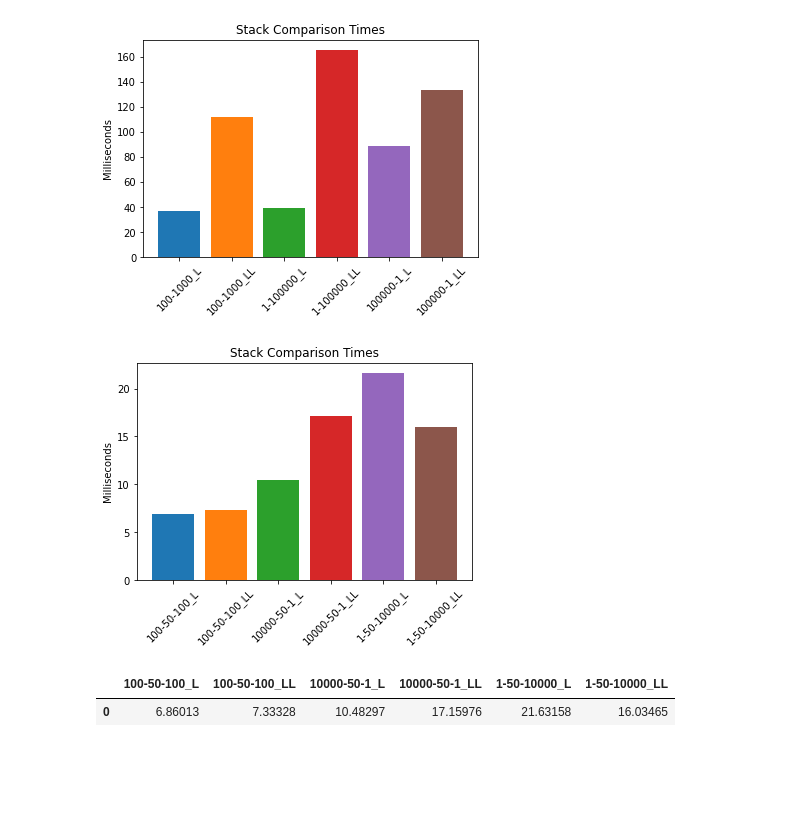
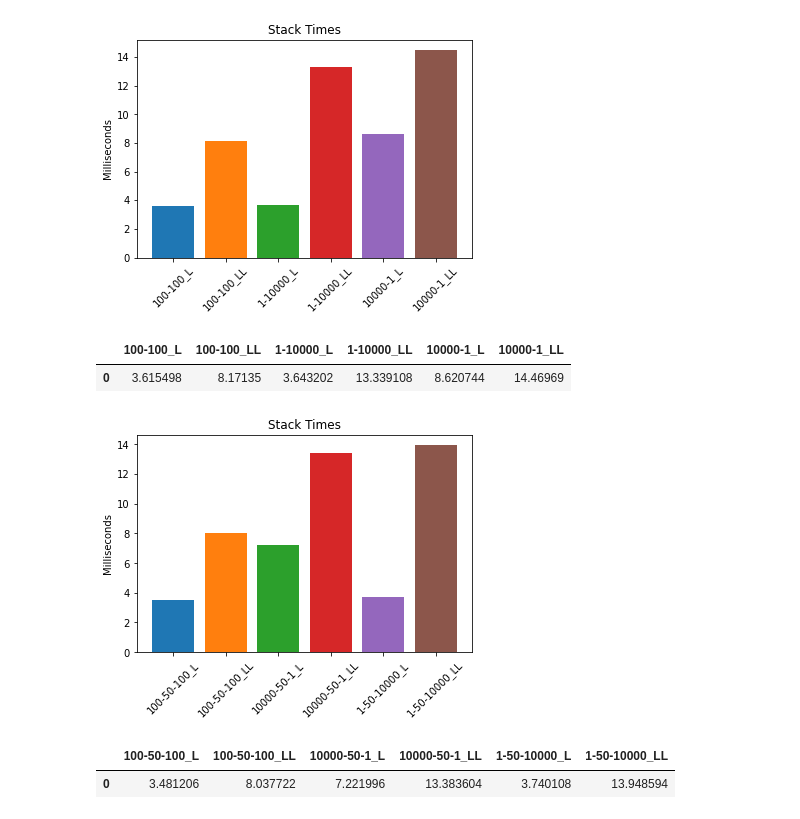
Before and after one commit to KPZNet/StackQueueLists, a Jupyter notebook: StackQueueNotes.ipynb, the cells around one changed output. Saved outputs shown, nothing was run; the diff lists cells and outputs as text; code cells hidden in the pictures; blank space fills up the shorter version.

```diff
--- a/StackQueueNotes.ipynb
+++ b/StackQueueNotes.ipynb
@@ -53,32 +53,38 @@ display(queue_times_df)
 sr = StackRunner()
 stack_times_df = pd.DataFrame ()
 
-stack_times_df["100-1000_L"] = [sr.RunStackList(100, 1000, StackList())]
-stack_times_df["100-1000_LL"] = [sr.RunStackList ( 100, 1000, StackLinkedList () )]
+stack_times_df["100-100_L"] = [sr.RunStackList(100, 100, StackList())]
+stack_times_df["100-100_LL"] = [sr.RunStackList ( 100, 100, StackLinkedList () )]
 
-stack_times_df["1-100000_L"] = [sr.RunStackList(1, 100000, StackList())]
-stack_times_df["1-100000_LL"] = [sr.RunStackList ( 1, 100000, StackLinkedList () )]
+stack_times_df["1-10000_L"] = [sr.RunStackList(1, 10000, StackList())]
+stack_times_df["1-10000_LL"] = [sr.RunStackList ( 1, 10000, StackLinkedList () )]
 
-stack_times_df["100000-1_L"] = [sr.RunStackList(100000, 1, StackList())]
-stack_times_df["100000-1_LL"] = [sr.RunStackList ( 100000, 1, StackLinkedList () )]
+stack_times_df["10000-1_L"] = [sr.RunStackList(10000, 1, StackList())]
+stack_times_df["10000-1_LL"] = [sr.RunStackList ( 10000, 1, StackLinkedList () )]
 
 sr.plot_stack_comparisons_bg(stack_times_df)
+display(stack_times_df)
 # %% [output]
-[figure, old version]
+[figure, new version]
+|  | 100-100_L | 100-100_LL | 1-10000_L | 1-10000_LL | 10000-1_L | 10000-1_LL |
+| 0 | 3.615498 | 8.17135 | 3.643202 | 13.339108 | 8.620744 | 14.46969 |
 # %%
 sr = StackRunner ()
 
 stack_times_df = pd.DataFrame ()
 
-stack_times_df["1000-500-1_L"] = [sr.RunStackList2(100000, 500, 1, StackList())]
-stack_times_df["1000-500-1_LL"] = [sr.RunStackList2 ( 100000, 500, 1, StackLinkedList () )]
+stack_times_df["100-50-100_L"] = [sr.RunStackList2(100, 50, 100, StackList())]
+stack_times_df["100-50-100_LL"] = [sr.RunStackList2 ( 100, 50, 100, StackLinkedList () )]
 
-stack_times_df["1-500-1000_L"] = [sr.RunStackList2(1, 500, 100000, StackList())]
-stack_times_df["1-500-1000_LL"] = [sr.RunStackList2 ( 1, 500, 100000, StackLinkedList () )]
+stack_times_df["10000-50-1_L"] = [sr.RunStackList2(10000, 50, 1, StackList())]
+stack_times_df["10000-50-1_LL"] = [sr.RunStackList2 ( 10000, 50, 1, StackLinkedList () )]
 
-sr.plot_stack_comparisons_bg(queue_times_df)
-display(queue_times_df)
+stack_times_df["1-50-10000_L"] = [sr.RunStackList2(1, 500, 10000, StackList())]
+stack_times_df["1-50-10000_LL"] = [sr.RunStackList2 ( 1, 50, 10000, StackLinkedList () )]
+
+sr.plot_stack_comparisons_bg(stack_times_df)
+display(stack_times_df)
 # %% [output]
-[figure, old version]
+[figure, new version]
 |  | 100-50-100_L | 100-50-100_LL | 10000-50-1_L | 10000-50-1_LL | 1-50-10000_L | 1-50-10000_LL |
-| 0 | 6.86013 | 7.33328 | 10.48297 | 17.15976 | 21.63158 | 16.03465 |
+| 0 | 3.481206 | 8.037722 | 7.221996 | 13.383604 | 3.740108 | 13.948594 |
```
Also changed, not shown: parts of 2 cells of this notebook, 5 other files.
